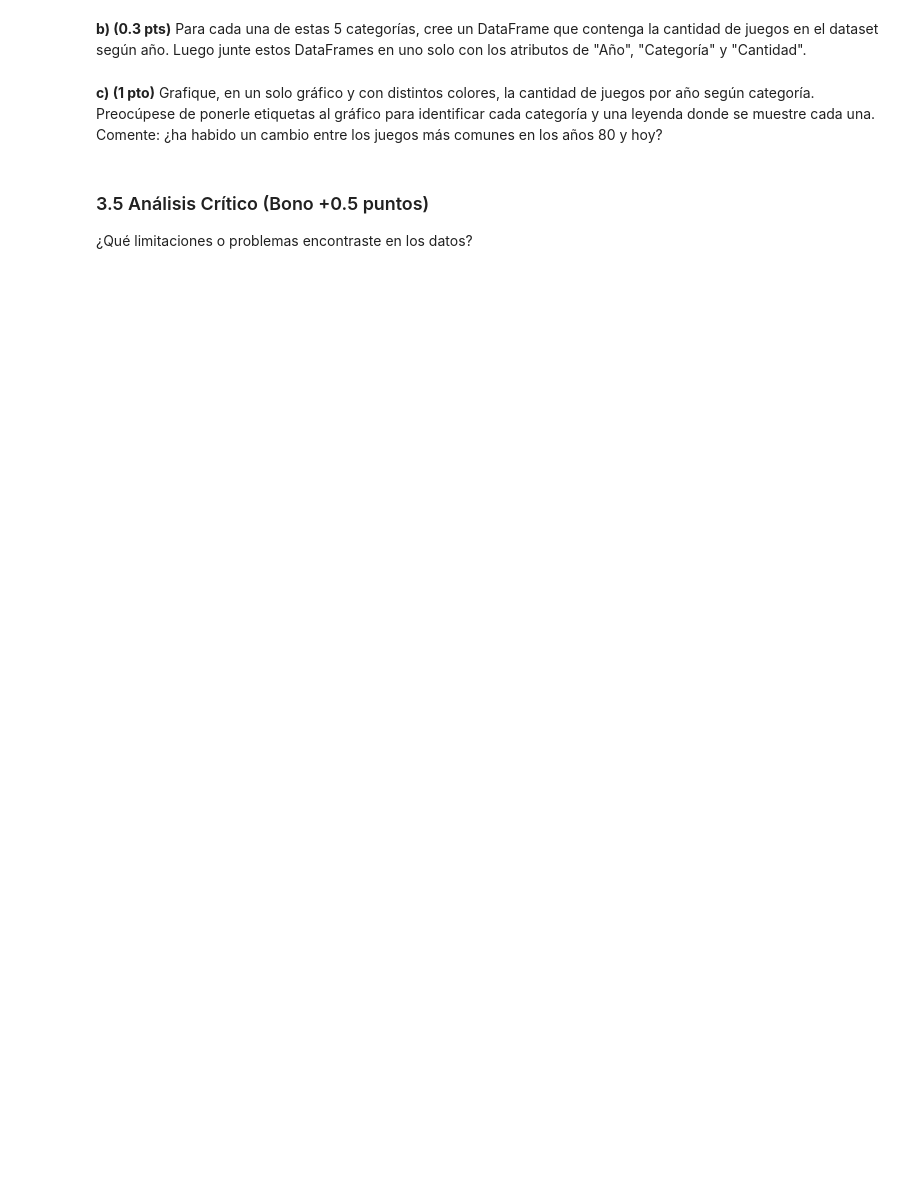
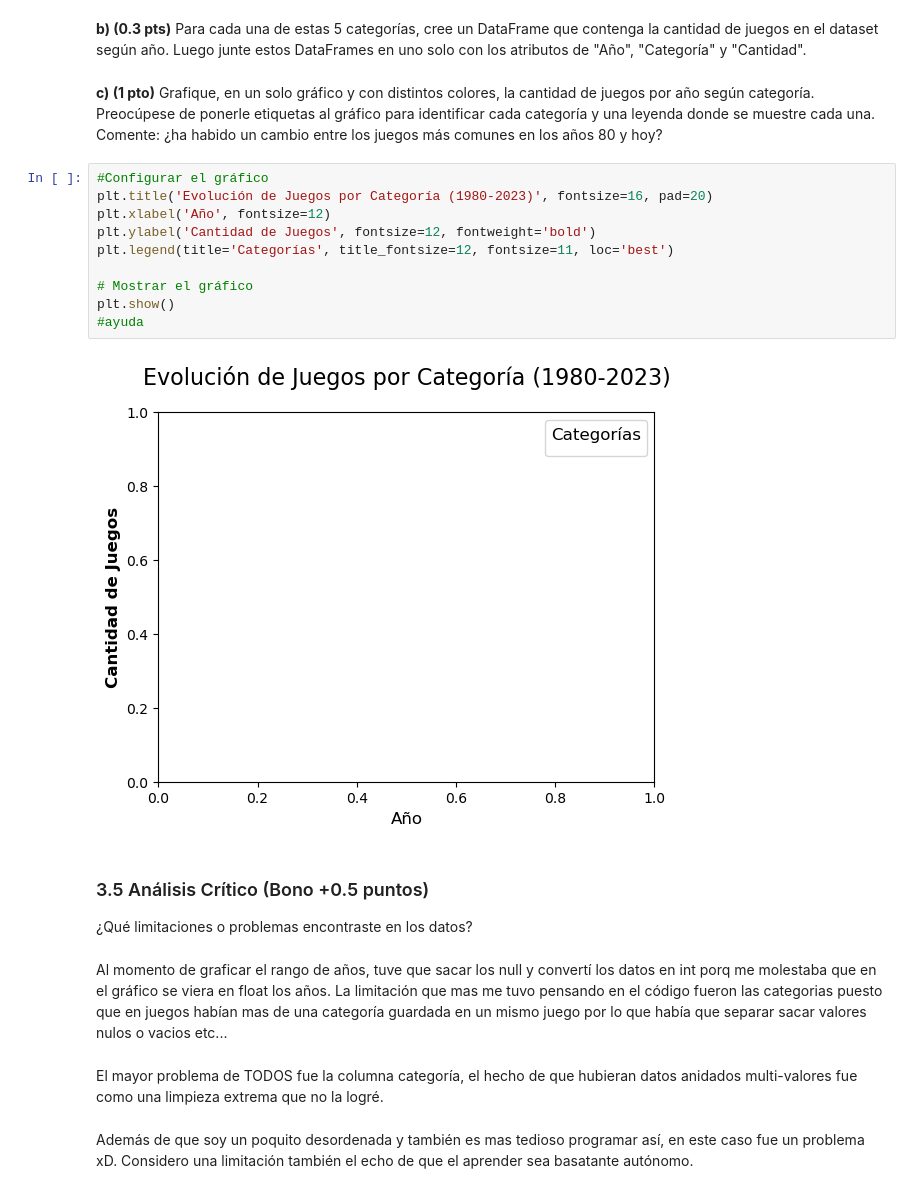
Before and after one commit to maripiiu/IMT2200-Maria-Allendes, a Jupyter notebook: tarea 01/IMT2200-25s2 - Tarea 01.ipynb, the cells around one changed output. Saved outputs shown, nothing was run; the diff lists cells and outputs as text; blank space fills up the shorter version.

```diff
--- a/tarea 01/IMT2200-25s2 - Tarea 01.ipynb
+++ b/tarea 01/IMT2200-25s2 - Tarea 01.ipynb
@@ -239,7 +287,27 @@ Existe una gran diversidad de categorías de juegos de mesa. Ahora nos concentra
 **b) (0.3 pts)** Para cada una de estas 5 categorías, cree un DataFrame que contenga la cantidad de juegos en el dataset según año. Luego junte estos DataFrames en uno solo con los atributos de "Año", "Categoría" y "Cantidad".
 # %% [markdown]
 **c) (1 pto)** Grafique, en un solo gráfico y con distintos colores, la cantidad de juegos por año según categoría. Preocúpese de ponerle etiquetas al gráfico para identificar cada categoría y una leyenda donde se muestre cada una. Comente: ¿ha habido un cambio entre los juegos más comunes en los años 80 y hoy?
+# %%
+#Configurar el gráfico
+plt.title('Evolución de Juegos por Categoría (1980-2023)', fontsize=16, pad=20)
+plt.xlabel('Año', fontsize=12)
+plt.ylabel('Cantidad de Juegos', fontsize=12, fontweight='bold')
+plt.legend(title='Categorías', title_fontsize=12, fontsize=11, loc='best')
+
+# Mostrar el gráfico
+plt.show()
+#ayuda
+# %% [output]
+[figure, added]
 # %% [markdown]
 ### 3.5 Análisis Crítico (Bono +0.5 puntos)
 
 ¿Qué limitaciones o problemas encontraste en los datos?
+# %% [markdown]
+Al momento de graficar el rango de años, tuve que sacar los null y convertí los datos en int porq me molestaba que en el gráfico se viera en float los años.
+La limitación que mas me tuvo pensando en el código fueron las categorias puesto que en juegos habían mas de una categoría guardada en un mismo juego por lo que había que separar sacar valores nulos o vacios etc...
+# %% [markdown]
+El mayor problema de TODOS fue la columna categoría, el hecho de que hubieran datos anidados multi-valores fue como una limpieza extrema que no la logré.
+# %% [markdown]
+Además de que soy un poquito desordenada y también es mas tedioso programar así, en este caso fue un problema xD.
+Considero una limitación también el echo de que el aprender sea basatante autónomo.
```
Also changed, not shown: parts of 18 cells of this notebook.
